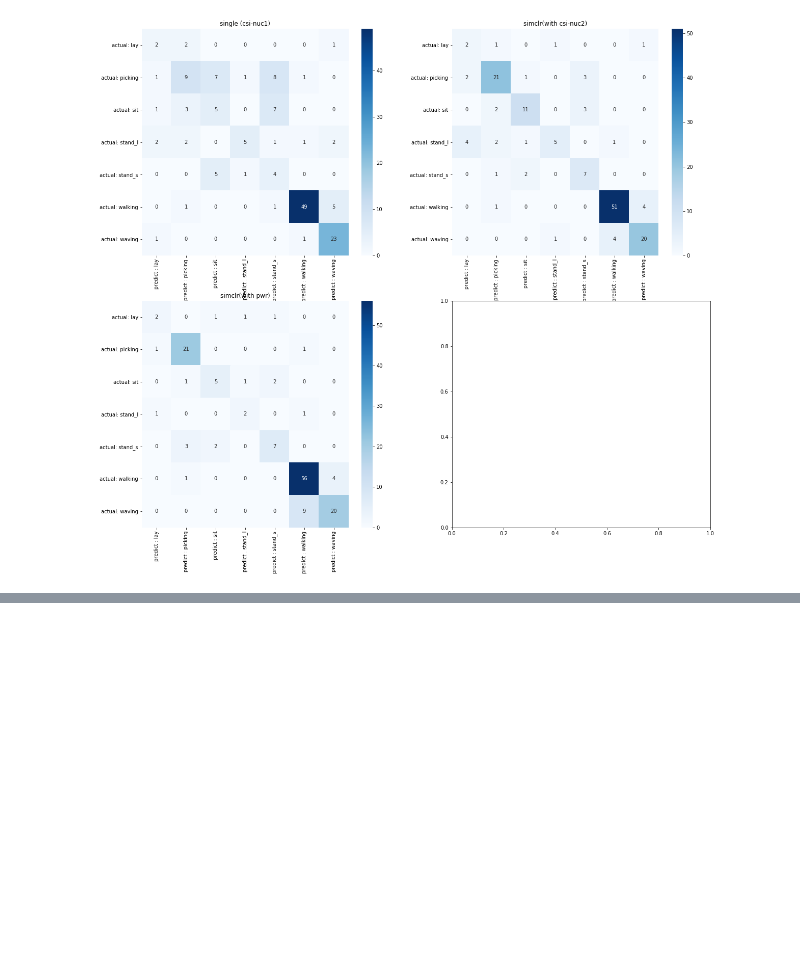
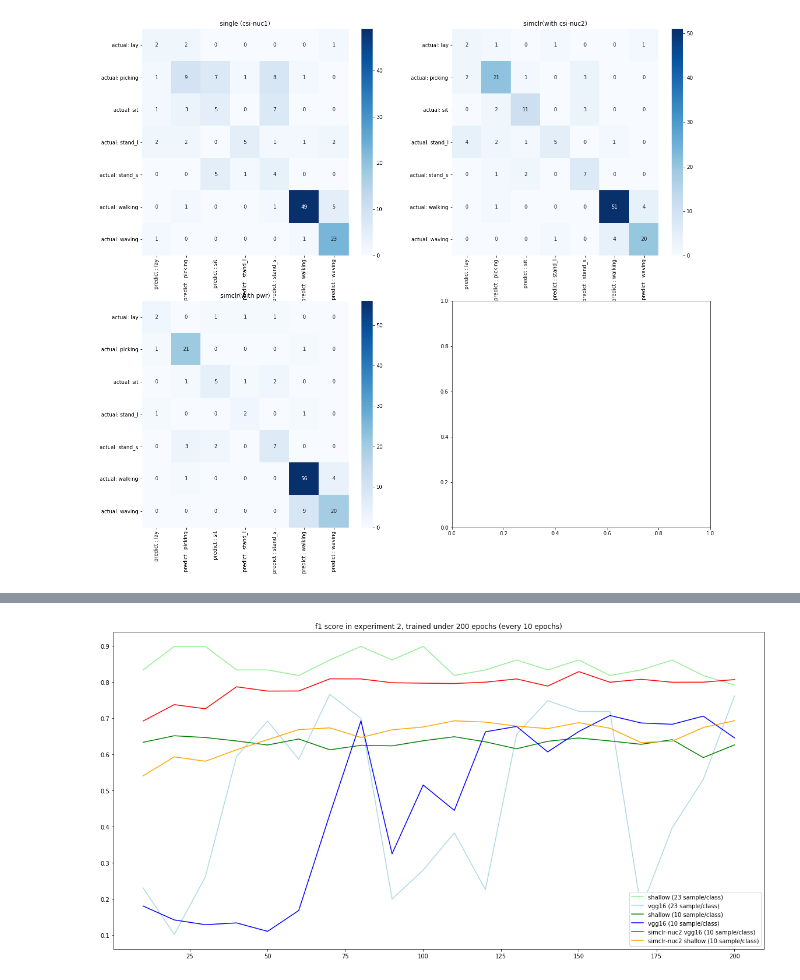
Before and after one commit to hslau44/irs_toolbox, a Jupyter notebook: Visualization.ipynb, the cells around one changed output, grey strips where cells are left out. Saved outputs shown, nothing was run; the diff lists cells and outputs as text; code cells hidden in the pictures; blank space fills up the shorter version.

Commit message:
update visualization

```diff
--- a/Visualization.ipynb
+++ b/Visualization.ipynb
@@ -568,0 +571,32 @@ multiple_plots(objs=[norm_1,simclr_1,simclr_p1],
+# %%
+col_dic = {'0':'lay','1':'picking','2':'sit','3':'stand','4':'walk'}
+
+def store(expname):
+    dic = {}
+    dic['loss']  = pd.read_csv('./record/'+expname+'_loss.csv')
+    dic['acc']  = pd.read_csv('./record/'+expname+'_accuracy.csv')
+    dic['cmtx']  = pd.read_csv('./record/'+expname+'_cmtx.csv',index_col=0)
+    repo = pd.read_csv('./record/'+expname+'_report.csv',index_col=0).copy()
+    repo.rename(columns = col_dic, inplace = True)
+    dic['repo'] = repo
+    return dic
+
+def store_(expname):
+    dic = {}
+    dic['cmtx']  = pd.read_csv('./record/'+expname+'_cmtx.csv',index_col=0)
+    repo = pd.read_csv('./record/'+expname+'_report.csv',index_col=0).copy()
+    repo.rename(columns = col_dic, inplace = True)
+    dic['repo'] = repo
+    return dic
+# %%
+# performance of pretrained network
+vgg16_csinuc2_p2 = store('Trainmode-simclr_Network-vgg16_Data-exp4csinuc2_Ft-f_Evu-exp2_Ft-field-f_Evu-field_checkpoint_200__2021_03_03_18_58')
+vgg16_csinuc2_p2i = store_('Trainmode-simclr_Network-vgg16_Data-exp4csinuc2_Ft-f_Evu-exp2_Ft-0_Evu-field_checkpoint_0__2021_03_03_18_58')
+vgg16_csipwr_p2 = store('Trainmode-simclr_Network-vgg16_Data-exp4csipwr_Ft-f_Evu-exp2_Ft-field-f_Evu-field_checkpoint_200__2021_03_04_12_37')
+shallow_csinuc2_p2 = store('Trainmode-simclr_Network-shallow_Data-exp4csinuc2_Ft-f_Evu-exp2_Ft-field-f_Evu-field_checkpoint_200__2021_03_04_13_03')
+# %%
+# network capacity in local environment
+shallow_field_f = store('Trainmode-normal_Network-shallow_Data-exp3_Ft-f_Evu-exp2_Ft-field-f_Evu-field_checkpoint_200__2021_03_04_11_26')
+vgg16_field_f   = store('Trainmode-normal_Network-vgg16_Data-exp3_Ft-f_Evu-exp2_Ft-field-f_Evu-field_checkpoint_200__2021_03_04_11_31')
+shallow_field_10 = store('Trainmode-normal_Network-shallow_Data-exp3_Ft-f_Evu-exp2_Ft-field-f_Evu-field_checkpoint_200__2021_03_04_11_50')
+vgg16_field_10   = store('Trainmode-normal_Network-vgg16_Data-exp3_Ft-f_Evu-exp2_Ft-field-f_Evu-field_checkpoint_200__2021_03_04_11_46')
@@ -568,0 +608,14 @@ multiple_plots(objs=[norm_1,simclr_1,simclr_p1],
+# %%
+Y = [shallow_field_f,vgg16_field_f,shallow_field_10,vgg16_field_10,vgg16_csinuc2_p2,shallow_csinuc2_p2]
+titles = ['shallow (23 sample/class)','vgg16 (23 sample/class)','shallow (10 sample/class)','vgg16 (10 sample/class)','simclr-nuc2 vgg16 (10 sample/class)','simclr-nuc2 shallow (10 sample/class)']
+colors = ["lightgreen","lightblue","green","blue","red","orange"]
+
+plt.figure(figsize=(20,10))
+
+for c,y in zip(colors,Y):
+    plt.plot(np.arange(10,210,10),y['acc']['validation_accuracy'],color=c)
+plt.legend(titles)
+plt.title('f1 score in experiment 2, trained under 200 epochs (every 10 epochs)')
+plt.show()
+# %% [output]
+[figure, added]
```
Also changed, not shown: parts of 8 cells of this notebook.
